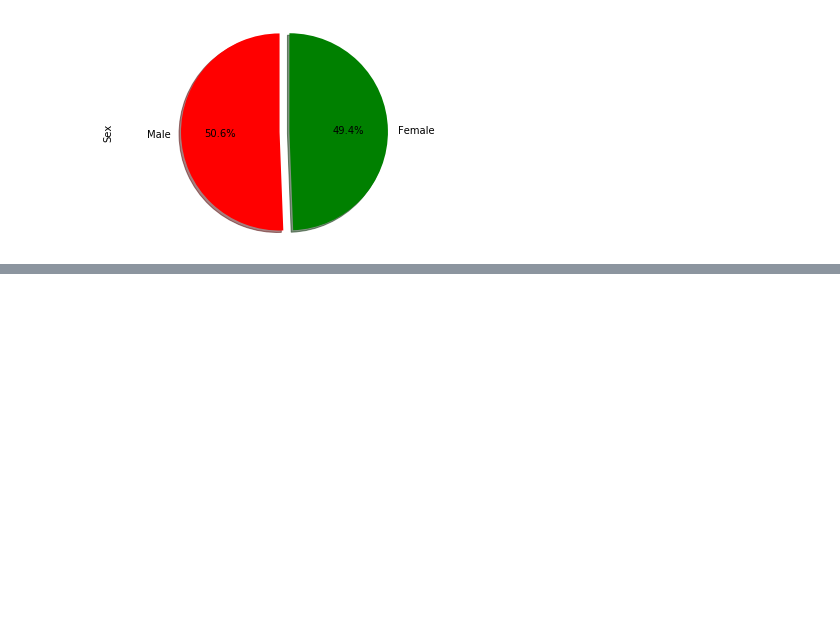
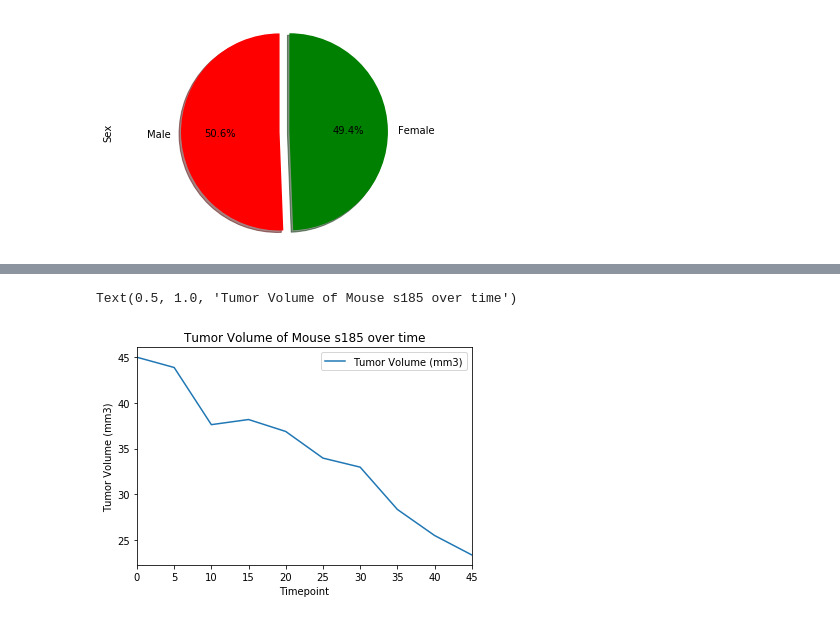
Before and after one commit to jnugent13/matplotlib-challenge, a Jupyter notebook: Matplotlib.ipynb, the cells around one changed output, grey strips where cells are left out. Cells and saved outputs as stored; diff of their text form; code cells hidden in the pictures; blank space fills up the shorter version.

```diff
--- a/Matplotlib.ipynb
+++ b/Matplotlib.ipynb
@@ -112,0 +131,11 @@ plt.pie(gender_counts, labels=sex, colors=colors, explode=explode, startangle=90
+# %%
+# Get mouse ids, drug name, time points and tumor volumes for top 4 drugs
+capomulin_data = study_data.loc[study_data["Drug Regimen"] == "Capomulin" , :]
+ramicane_data = study_data.loc[study_data["Drug Regimen"] == "Ramicane", :]
+infubinol_data = study_data.loc[study_data["Drug Regimen"] == "Infubinol", :]
+ceftamin_data = study_data.loc[study_data["Drug Regimen"] == "Ceftamin", :]
+
+top_drugs = capomulin_data.append(ramicane_data)
+top_drugs = top_drugs.append(infubinol_data)
+top_drugs = top_drugs.append(ceftamin_data)
+top_drugs = top_drugs[["Mouse ID", "Drug Regimen", "Timepoint", "Tumor Volume (mm3)"]]
@@ -112,0 +288,9 @@ plt.pie(gender_counts, labels=sex, colors=colors, explode=explode, startangle=90
+# %%
+# Generate a line plot of time point versus tumor volume for a mouse treated with Capomulin
+s185_data = capomulin_data.loc[capomulin_data["Mouse ID"] == "s185", :]
+s185_data.plot(kind="line", x="Timepoint", y="Tumor Volume (mm3)")
+plt.ylabel("Tumor Volume (mm3)")
+plt.title("Tumor Volume of Mouse s185 over time")
+# %% [output]
+Text(0.5, 1.0, 'Tumor Volume of Mouse s185 over time')
+[figure, added]
```
Also changed, not shown: parts of 11 cells of this notebook.
